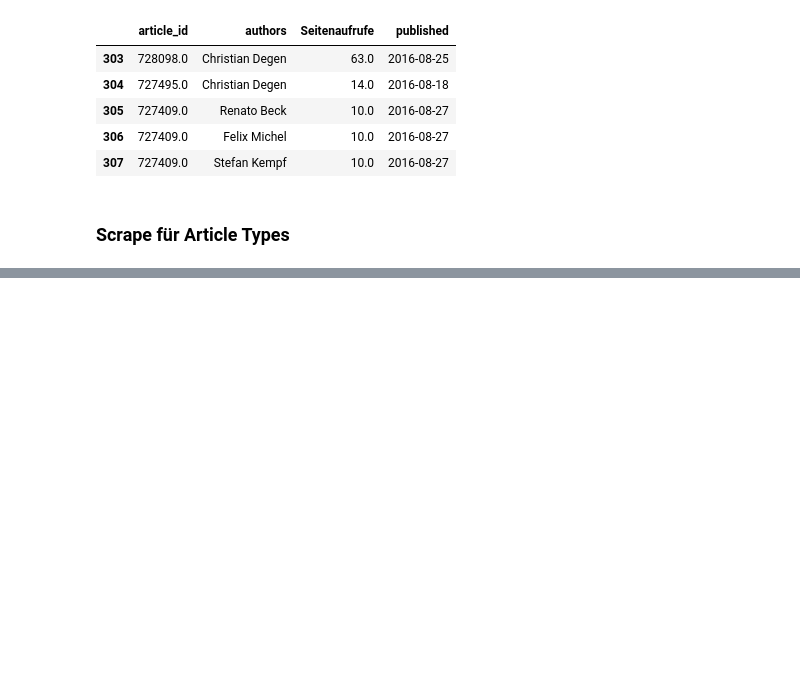
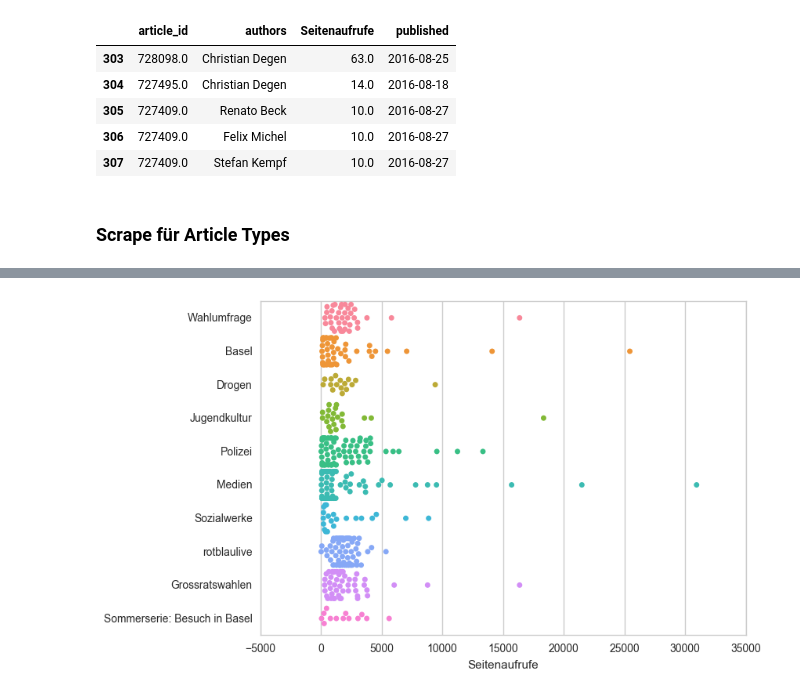
Before and after one commit to TagesWoche/analytics, a Jupyter notebook: Analytics_API_scrape.ipynb, the cells around one changed output, grey strips where cells are left out. Drawn from its saved outputs; the diff is of its cells as text; code cells hidden in the pictures; blank space fills up the shorter version.

Commit message:
added analysis for topics and new notebook for weekly reporting

```diff
--- a/Analytics_API_scrape.ipynb
+++ b/Analytics_API_scrape.ipynb
@@ -449,0 +623,6 @@ all_type_counts.to_csv('type_count.csv')
+# %%
+stats_2016 = stats_2016.groupby(by=['article_id']).Seitenaufrufe.sum()
+stats_2016 = stats_2016.to_frame(name = 'Seitenaufrufe')
+stats_2016 = stats_2016.reset_index()
+
+stats_2016.head()
@@ -449,0 +641,6 @@ all_type_counts.to_csv('type_count.csv')
+# %%
+topics_stats = articles_by_topic_2016.merge(stats_2016, left_on='article_id', right_on='article_id')
+
+topics_stats = topics_stats[['article_id', 'topic_id', 'Seitenaufrufe']]
+
+topics_stats.head()
@@ -449,0 +654,6 @@ all_type_counts.to_csv('type_count.csv')
+# %%
+topics_stats_details = topics_stats.merge(topics, left_on='topic_id', right_on='topic_id')
+
+topics_stats_details = topics_stats_details[['article_id', 'topic_id', 'title', 'level0', 'level1', 'level2', 'level3', 'Seitenaufrufe']]
+
+topics_stats_details.head()
@@ -449,0 +805,6 @@ all_type_counts.to_csv('type_count.csv')
+# %%
+topics_viz = topics_stats_details.set_index('topic_id')
+topics_viz = topics_viz.loc[[1042, 646, 201, 976, 851, 143, 466, 595, 1029, 1025]]
+topics_viz = topics_viz.reset_index()
+
+topics_viz.head()
@@ -449,0 +818,11 @@ all_type_counts.to_csv('type_count.csv')
+# %%
+import seaborn as sns
+
+sns.set_style("whitegrid")
+#topics = sns.load_dataset("topics_export")
+#ax = sns.boxplot(x=topics_stats_details['Seitenaufrufe'])
+
+ax = sns.swarmplot(y=topics_viz['title'], x=topics_viz['Seitenaufrufe'], orient='h')
+ax.yaxis.label.set_visible(False)
+# %% [output]
+[figure, added]
```
Also changed, not shown: parts of 42 cells of this notebook, 23 other files.
